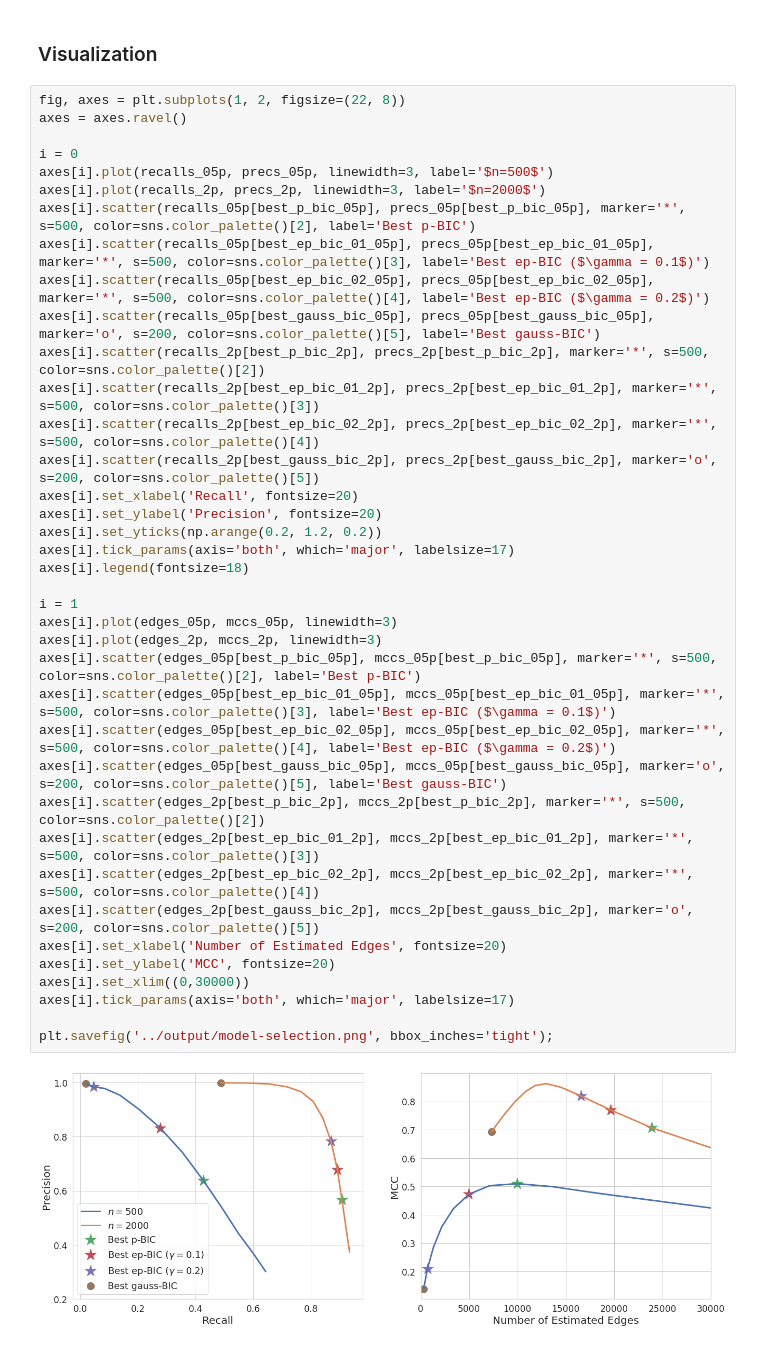
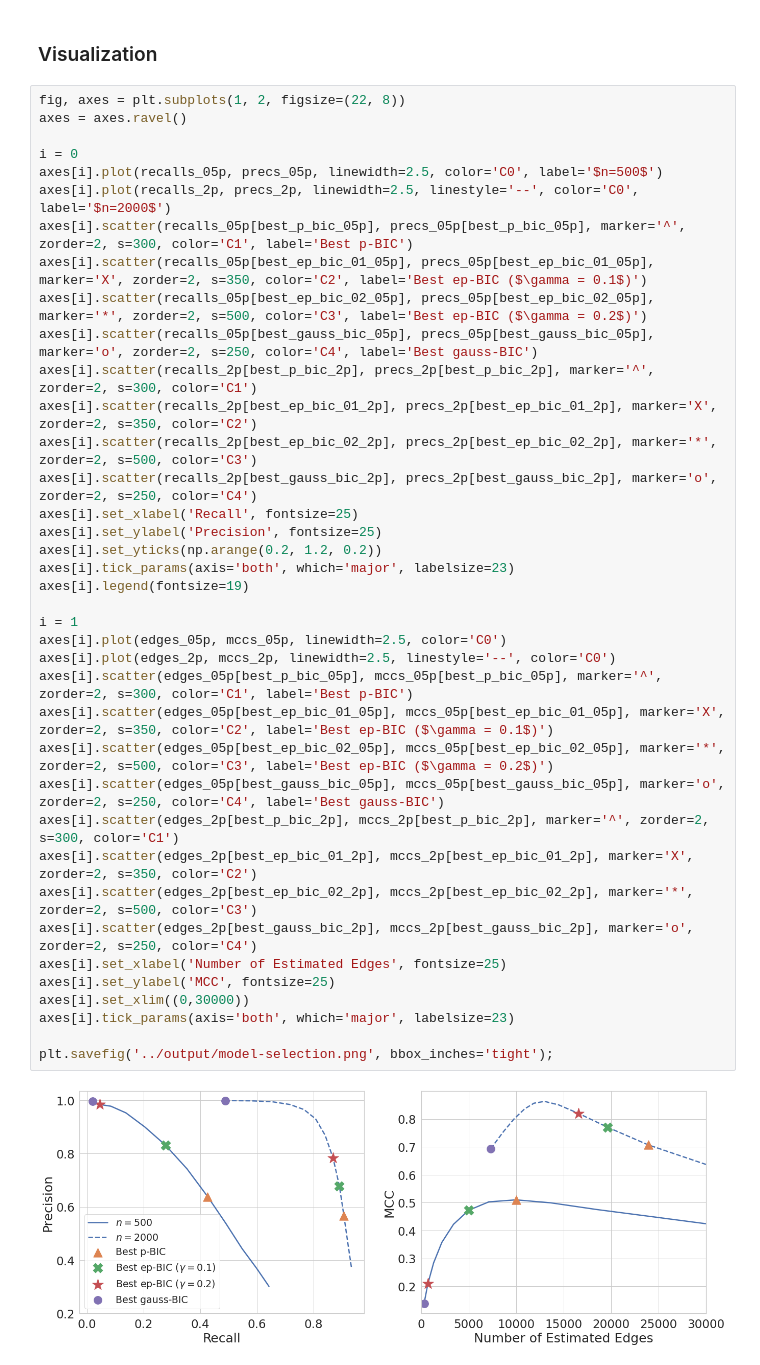
Before and after one commit to jinacfunderburk/accord-reproducibility-testing, a Jupyter notebook: simulation-model-selection/simulation-model-selection.ipynb, the cells around one changed output. Cells and saved outputs as stored; diff of their text form.

```diff
--- a/simulation-model-selection/simulation-model-selection.ipynb
+++ b/simulation-model-selection/simulation-model-selection.ipynb
@@ -131,40 +131,40 @@ mccs_2p = np.genfromtxt('data/mccs_p' +  str(p) + '_n' + str(n) + '_sp' + str(ed
 # %%
 fig, axes = plt.subplots(1, 2, figsize=(22, 8))
 axes = axes.ravel()
 
 i = 0
-axes[i].plot(recalls_05p, precs_05p, linewidth=3, label='$n=500$')
-axes[i].plot(recalls_2p, precs_2p, linewidth=3, label='$n=2000$')
-axes[i].scatter(recalls_05p[best_p_bic_05p], precs_05p[best_p_bic_05p], marker='*', s=500, color=sns.color_palette()[2], label='Best p-BIC')
-axes[i].scatter(recalls_05p[best_ep_bic_01_05p], precs_05p[best_ep_bic_01_05p], marker='*', s=500, color=sns.color_palette()[3], label='Best ep-BIC ($\gamma = 0.1$)')
-axes[i].scatter(recalls_05p[best_ep_bic_02_05p], precs_05p[best_ep_bic_02_05p], marker='*', s=500, color=sns.color_palette()[4], label='Best ep-BIC ($\gamma = 0.2$)')
-axes[i].scatter(recalls_05p[best_gauss_bic_05p], precs_05p[best_gauss_bic_05p], marker='o', s=200, color=sns.color_palette()[5], label='Best gauss-BIC')
-axes[i].scatter(recalls_2p[best_p_bic_2p], precs_2p[best_p_bic_2p], marker='*', s=500, color=sns.color_palette()[2])
-axes[i].scatter(recalls_2p[best_ep_bic_01_2p], precs_2p[best_ep_bic_01_2p], marker='*', s=500, color=sns.color_palette()[3])
-axes[i].scatter(recalls_2p[best_ep_bic_02_2p], precs_2p[best_ep_bic_02_2p], marker='*', s=500, color=sns.color_palette()[4])
-axes[i].scatter(recalls_2p[best_gauss_bic_2p], precs_2p[best_gauss_bic_2p], marker='o', s=200, color=sns.color_palette()[5])
-axes[i].set_xlabel('Recall', fontsize=20)
-axes[i].set_ylabel('Precision', fontsize=20)
+axes[i].plot(recalls_05p, precs_05p, linewidth=2.5, color='C0', label='$n=500$')
+axes[i].plot(recalls_2p, precs_2p, linewidth=2.5, linestyle='--', color='C0', label='$n=2000$')
+axes[i].scatter(recalls_05p[best_p_bic_05p], precs_05p[best_p_bic_05p], marker='^', zorder=2, s=300, color='C1', label='Best p-BIC')
+axes[i].scatter(recalls_05p[best_ep_bic_01_05p], precs_05p[best_ep_bic_01_05p], marker='X', zorder=2, s=350, color='C2', label='Best ep-BIC ($\gamma = 0.1$)')
+axes[i].scatter(recalls_05p[best_ep_bic_02_05p], precs_05p[best_ep_bic_02_05p], marker='*', zorder=2, s=500, color='C3', label='Best ep-BIC ($\gamma = 0.2$)')
+axes[i].scatter(recalls_05p[best_gauss_bic_05p], precs_05p[best_gauss_bic_05p], marker='o', zorder=2, s=250, color='C4', label='Best gauss-BIC')
+axes[i].scatter(recalls_2p[best_p_bic_2p], precs_2p[best_p_bic_2p], marker='^', zorder=2, s=300, color='C1')
+axes[i].scatter(recalls_2p[best_ep_bic_01_2p], precs_2p[best_ep_bic_01_2p], marker='X', zorder=2, s=350, color='C2')
+axes[i].scatter(recalls_2p[best_ep_bic_02_2p], precs_2p[best_ep_bic_02_2p], marker='*', zorder=2, s=500, color='C3')
+axes[i].scatter(recalls_2p[best_gauss_bic_2p], precs_2p[best_gauss_bic_2p], marker='o', zorder=2, s=250, color='C4')
+axes[i].set_xlabel('Recall', fontsize=25)
+axes[i].set_ylabel('Precision', fontsize=25)
 axes[i].set_yticks(np.arange(0.2, 1.2, 0.2))
-axes[i].tick_params(axis='both', which='major', labelsize=17)
-axes[i].legend(fontsize=18)
+axes[i].tick_params(axis='both', which='major', labelsize=23)
+axes[i].legend(fontsize=19)
 
 i = 1
-axes[i].plot(edges_05p, mccs_05p, linewidth=3)
-axes[i].plot(edges_2p, mccs_2p, linewidth=3)
-axes[i].scatter(edges_05p[best_p_bic_05p], mccs_05p[best_p_bic_05p], marker='*', s=500, color=sns.color_palette()[2], label='Best p-BIC')
-axes[i].scatter(edges_05p[best_ep_bic_01_05p], mccs_05p[best_ep_bic_01_05p], marker='*', s=500, color=sns.color_palette()[3], label='Best ep-BIC ($\gamma = 0.1$)')
-axes[i].scatter(edges_05p[best_ep_bic_02_05p], mccs_05p[best_ep_bic_02_05p], marker='*', s=500, color=sns.color_palette()[4], label='Best ep-BIC ($\gamma = 0.2$)')
-axes[i].scatter(edges_05p[best_gauss_bic_05p], mccs_05p[best_gauss_bic_05p], marker='o', s=200, color=sns.color_palette()[5], label='Best gauss-BIC')
-axes[i].scatter(edges_2p[best_p_bic_2p], mccs_2p[best_p_bic_2p], marker='*', s=500, color=sns.color_palette()[2])
-axes[i].scatter(edges_2p[best_ep_bic_01_2p], mccs_2p[best_ep_bic_01_2p], marker='*', s=500, color=sns.color_palette()[3])
-axes[i].scatter(edges_2p[best_ep_bic_02_2p], mccs_2p[best_ep_bic_02_2p], marker='*', s=500, color=sns.color_palette()[4])
-axes[i].scatter(edges_2p[best_gauss_bic_2p], mccs_2p[best_gauss_bic_2p], marker='o', s=200, color=sns.color_palette()[5])
-axes[i].set_xlabel('Number of Estimated Edges', fontsize=20)
-axes[i].set_ylabel('MCC', fontsize=20)
+axes[i].plot(edges_05p, mccs_05p, linewidth=2.5, color='C0')
+axes[i].plot(edges_2p, mccs_2p, linewidth=2.5, linestyle='--', color='C0')
+axes[i].scatter(edges_05p[best_p_bic_05p], mccs_05p[best_p_bic_05p], marker='^', zorder=2, s=300, color='C1', label='Best p-BIC')
+axes[i].scatter(edges_05p[best_ep_bic_01_05p], mccs_05p[best_ep_bic_01_05p], marker='X', zorder=2, s=350, color='C2', label='Best ep-BIC ($\gamma = 0.1$)')
+axes[i].scatter(edges_05p[best_ep_bic_02_05p], mccs_05p[best_ep_bic_02_05p], marker='*', zorder=2, s=500, color='C3', label='Best ep-BIC ($\gamma = 0.2$)')
+axes[i].scatter(edges_05p[best_gauss_bic_05p], mccs_05p[best_gauss_bic_05p], marker='o', zorder=2, s=250, color='C4', label='Best gauss-BIC')
+axes[i].scatter(edges_2p[best_p_bic_2p], mccs_2p[best_p_bic_2p], marker='^', zorder=2, s=300, color='C1')
+axes[i].scatter(edges_2p[best_ep_bic_01_2p], mccs_2p[best_ep_bic_01_2p], marker='X', zorder=2, s=350, color='C2')
+axes[i].scatter(edges_2p[best_ep_bic_02_2p], mccs_2p[best_ep_bic_02_2p], marker='*', zorder=2, s=500, color='C3')
+axes[i].scatter(edges_2p[best_gauss_bic_2p], mccs_2p[best_gauss_bic_2p], marker='o', zorder=2, s=250, color='C4')
+axes[i].set_xlabel('Number of Estimated Edges', fontsize=25)
+axes[i].set_ylabel('MCC', fontsize=25)
 axes[i].set_xlim((0,30000))
-axes[i].tick_params(axis='both', which='major', labelsize=17)
+axes[i].tick_params(axis='both', which='major', labelsize=23)
 
 plt.savefig('../output/model-selection.png', bbox_inches='tight');
 # %% [output]
-[figure, old version]
+[figure, new version]
```
Also changed, not shown: 21 other files.
